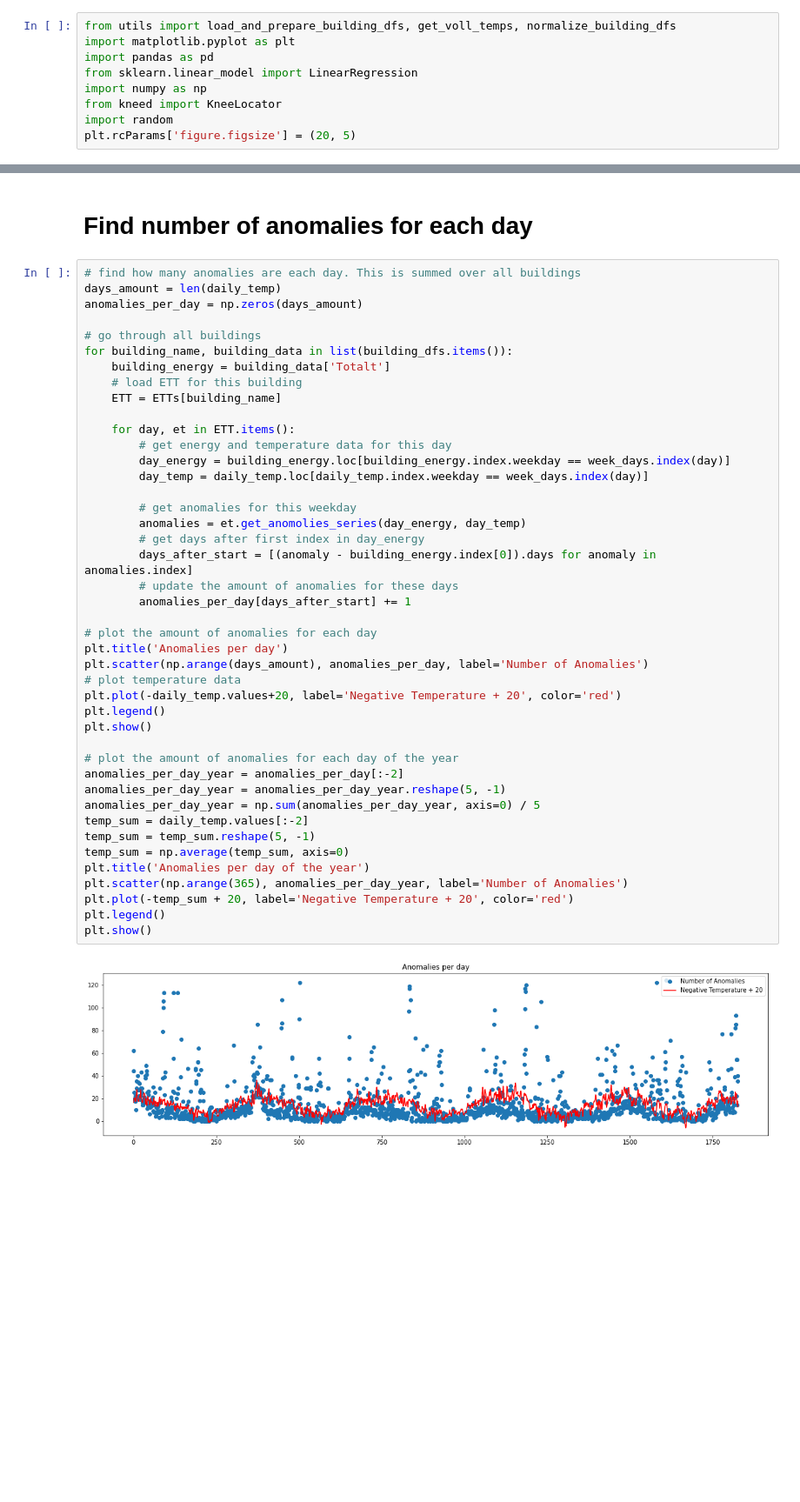
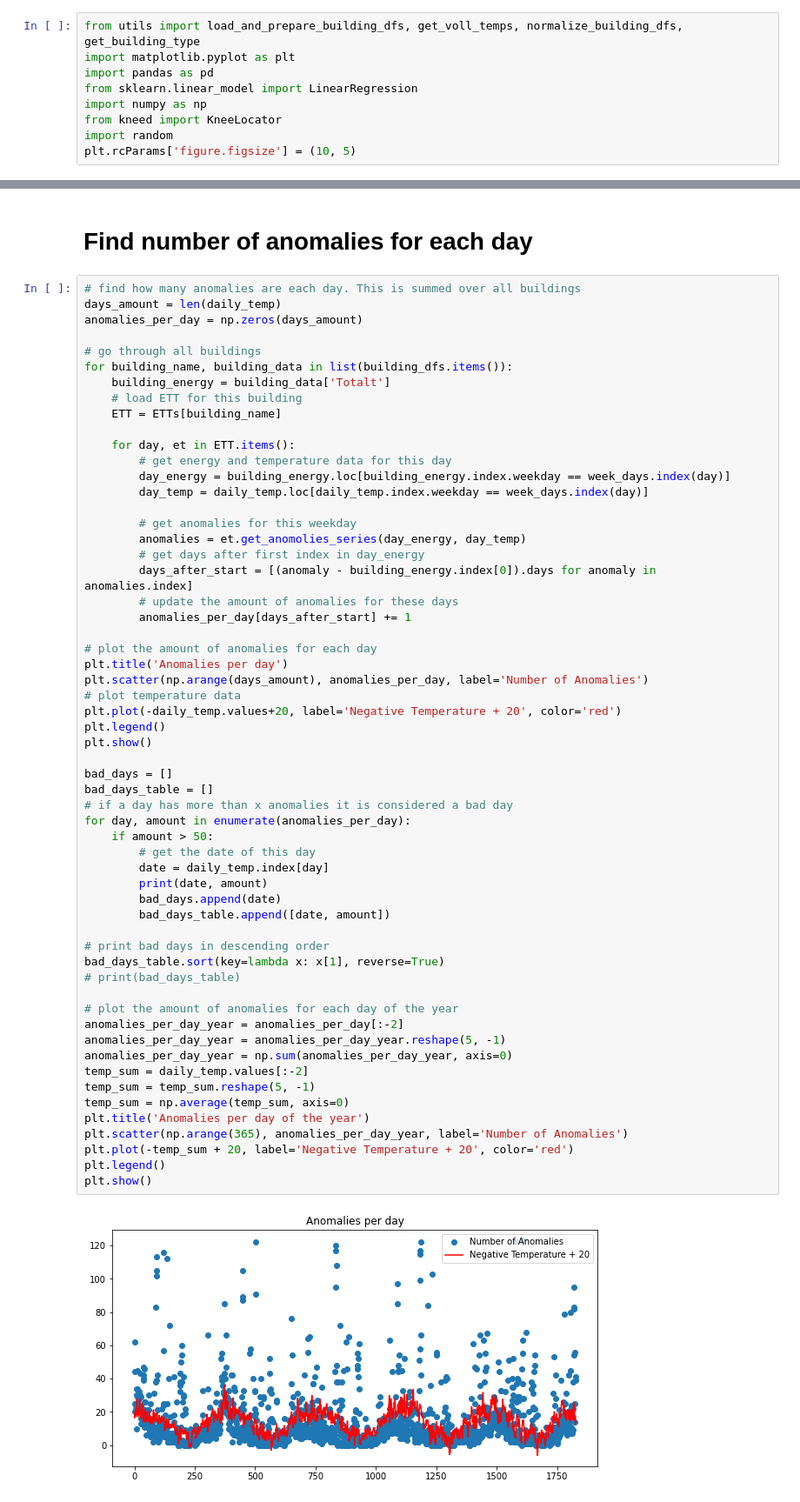
Before and after one commit to dagokl/trdk02_energy_consumption, a Jupyter notebook: models/resources/ETTplus.ipynb, the cells around one changed output, grey strips where cells are left out. Shown at 87% size. Drawn from its saved outputs; the diff is of its cells as text; blank space fills up the shorter version.

Commit message:
graphs and stats for report

```diff
--- a/models/resources/ETTplus.ipynb
+++ b/models/resources/ETTplus.ipynb
@@ -9,14 +9,14 @@ It has a few requirements:
 # Imports
 Add and remove for orchest
 # %%
-from utils import load_and_prepare_building_dfs, get_voll_temps, normalize_building_dfs
+from utils import load_and_prepare_building_dfs, get_voll_temps, normalize_building_dfs, get_building_type
 import matplotlib.pyplot as plt
 import pandas as pd
 from sklearn.linear_model import LinearRegression
 import numpy as np
 from kneed import KneeLocator
 import random
-plt.rcParams['figure.figsize'] = (20, 5)
+plt.rcParams['figure.figsize'] = (10, 5)
 # %% [markdown]
 # Load Data
 Change this to output of previous nodes for ochest
@@ -295,32 +376,47 @@ for building_name, building_data in list(building_dfs.items()):
         day_energy = building_energy.loc[building_energy.index.weekday == week_days.index(day)]
         day_temp = daily_temp.loc[daily_temp.index.weekday == week_days.index(day)]
 
         # get anomalies for this weekday
         anomalies = et.get_anomolies_series(day_energy, day_temp)
         # get days after first index in day_energy
         days_after_start = [(anomaly - building_energy.index[0]).days for anomaly in anomalies.index]
         # update the amount of anomalies for these days
         anomalies_per_day[days_after_start] += 1
 
 # plot the amount of anomalies for each day
 plt.title('Anomalies per day')
 plt.scatter(np.arange(days_amount), anomalies_per_day, label='Number of Anomalies')
 # plot temperature data
 plt.plot(-daily_temp.values+20, label='Negative Temperature + 20', color='red')
 plt.legend()
 plt.show()
 
+bad_days = []
+bad_days_table = []
+# if a day has more than x anomalies it is considered a bad day
+for day, amount in enumerate(anomalies_per_day):
+    if amount > 50:
+        # get the date of this day
+        date = daily_temp.index[day]
+        print(date, amount)
+        bad_days.append(date)
+        bad_days_table.append([date, amount])
+
+# print bad days in descending order
+bad_days_table.sort(key=lambda x: x[1], reverse=True)
+# print(bad_days_table)
+
 # plot the amount of anomalies for each day of the year
 anomalies_per_day_year = anomalies_per_day[:-2]
 anomalies_per_day_year = anomalies_per_day_year.reshape(5, -1)
-anomalies_per_day_year = np.sum(anomalies_per_day_year, axis=0) / 5
+anomalies_per_day_year = np.sum(anomalies_per_day_year, axis=0)
 temp_sum = daily_temp.values[:-2]
 temp_sum = temp_sum.reshape(5, -1)
 temp_sum = np.average(temp_sum, axis=0)
 plt.title('Anomalies per day of the year')
 plt.scatter(np.arange(365), anomalies_per_day_year, label='Number of Anomalies')
 plt.plot(-temp_sum + 20, label='Negative Temperature + 20', color='red')
 plt.legend()
 plt.show()
 # %% [output]
-[figure, old version]
+[figure, new version]
```
Also changed, not shown: parts of 9 cells of this notebook, 3 other files.
